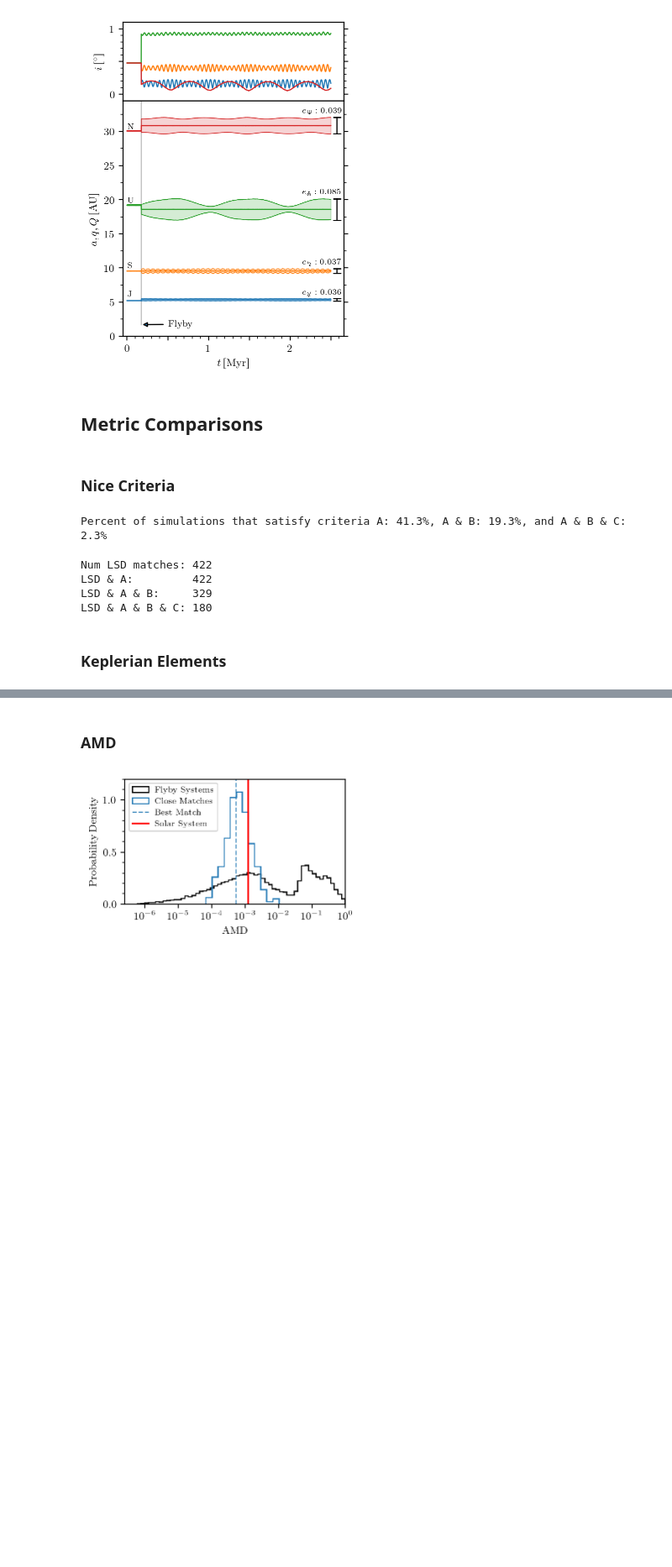
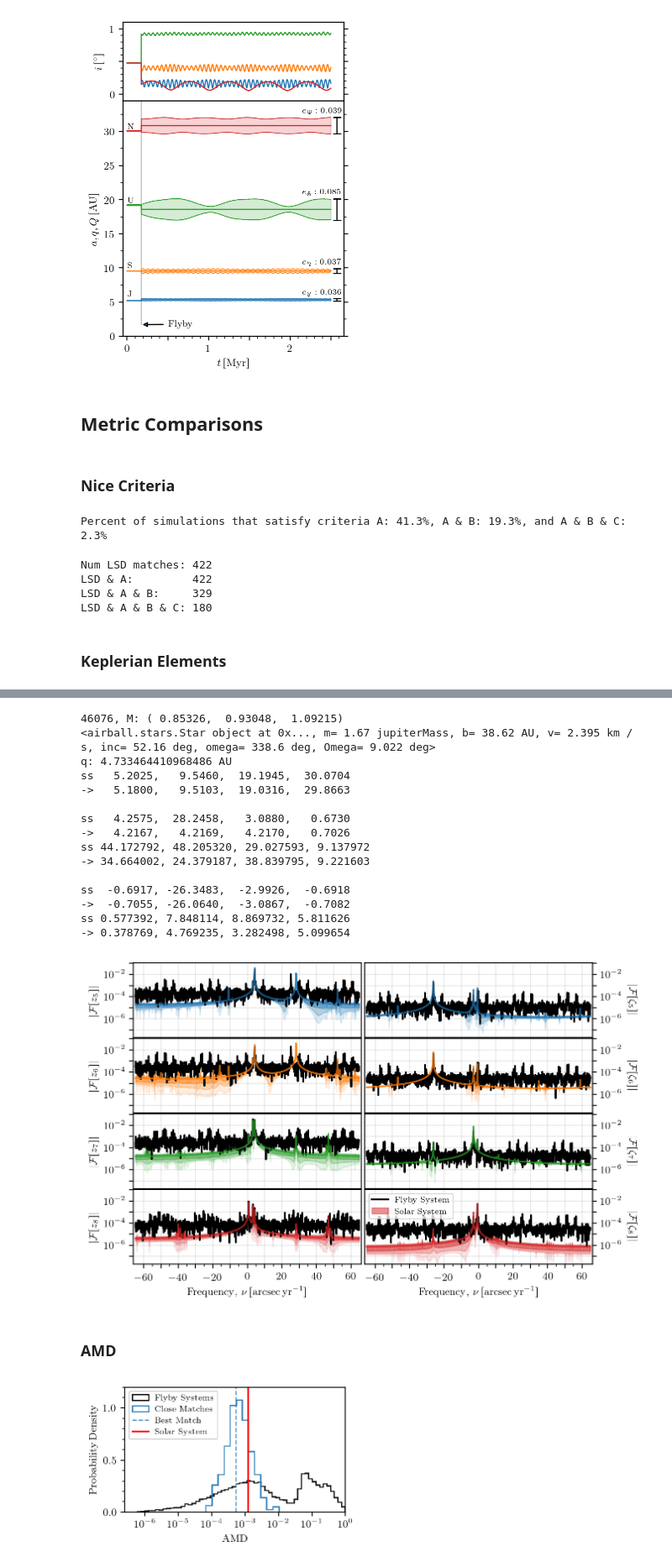
Before and after one commit to zyrxvo/Secular-Origin, a Jupyter notebook: secular-origin.ipynb, the cells around one changed output, grey strips where cells are left out. Shown at 84% size. Drawn from its saved outputs; the diff is of its cells as text; code cells hidden in the pictures; blank space fills up the shorter version.

```diff
--- a/secular-origin.ipynb
+++ b/secular-origin.ipynb
@@ -562,7 +560,7 @@ for i in range(2):
 pp = np.asarray(pp)
 # %%
 def fftplot(
-    sec, pp, savename=None, modesOnly=False, fontSize=18, size=(14, 12), bw=False
+    sec, pp, savename=None, modesOnly=False, size=(txt_width, txt_width * 0.66), fontSize=9, bw=False
 ):
     """Plot the frequency decomposition of a secular system compared against the secular variation of the Solar System data."""
     if not modesOnly:
@@ -1050,3 +1042,22 @@ np.int64(18769)
+# %%
+fftplot(results[kepbest], pp)
+# %% [output]
+46076, M: ( 0.85326,  0.93048,  1.09215)
+<airball.stars.Star object at 0x..., m= 1.67 jupiterMass, b= 38.62 AU, v= 2.395 km / s, inc= 52.16 deg, omega= 338.6 deg, Omega= 9.022 deg>
+q: 4.733464410968486 AU
+ss   5.2025,   9.5460,  19.1945,  30.0704
+->   5.1800,   9.5103,  19.0316,  29.8663
+
+ss   4.2575,  28.2458,   3.0880,   0.6730
+->   4.2167,   4.2169,   4.2170,   0.7026
+ss 44.172792, 48.205320, 29.027593, 9.137972
+-> 34.664002, 24.379187, 38.839795, 9.221603
+
+ss  -0.6917, -26.3483,  -2.9926,  -0.6918
+->  -0.7055, -26.0640,  -3.0867,  -0.7082
+ss 0.577392, 7.848114, 8.869732, 5.811626
+-> 0.378769, 4.769235, 3.282498, 5.099654
+[figure, added]
 # %% [markdown]
 ### AMD
 # %%
```
Also changed, not shown: parts of 5 cells of this notebook, 6 other files.
